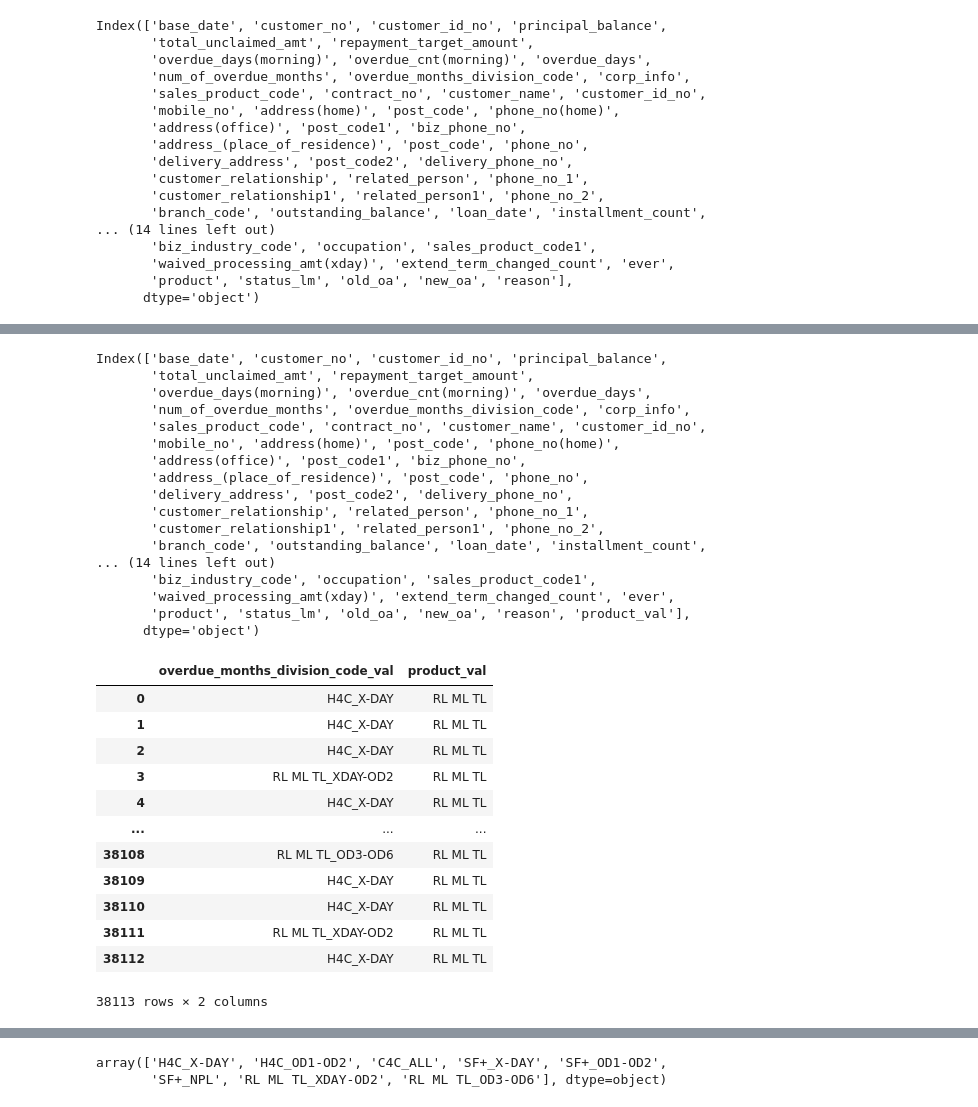
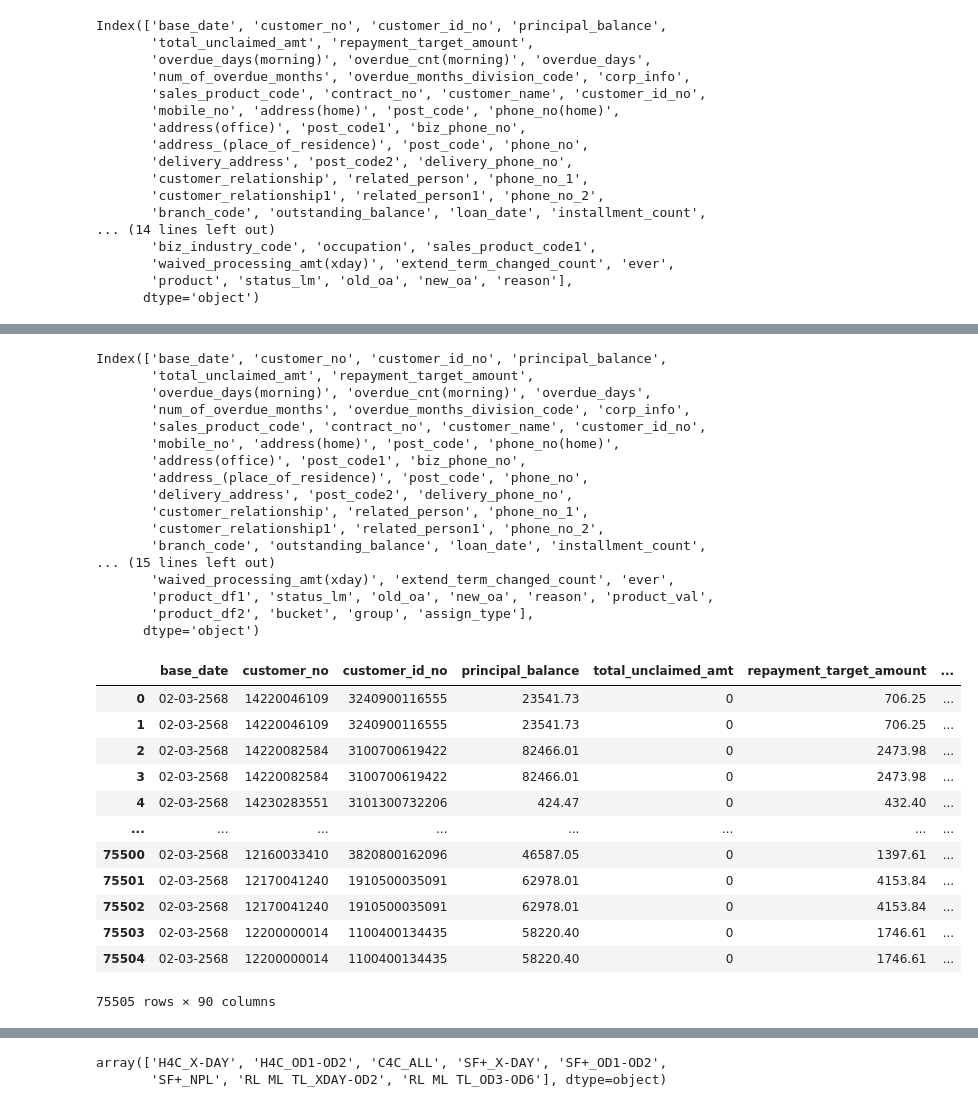
Before and after one commit to Sireetron/kbj_automation, a Jupyter notebook: 98 Assign_distribution/test.ipynb, the cells around one changed output, grey strips where cells are left out. Cells and saved outputs as stored; diff of their text form; code cells hidden in the pictures.

```diff
--- a/98 Assign_distribution/test.ipynb
+++ b/98 Assign_distribution/test.ipynb
@@ -159,0 +151,2 @@ oa_proportion
+# %%
+map_criteria = oa_proportion[['product','bucket','group','assign_type']].drop_duplicates(subset=['product', 'bucket','group','assign_type'])
@@ -160,5 +165,7 @@ oa_proportion
+# %%
+ar_merge = ar.merge(map_criteria,left_on='product_val',right_on = 'product', suffixes=('_df1', '_df2'))
 # %%
-ar.columns
+ar_merge.columns
 # %% [output]
 Index(['base_date', 'customer_no', 'customer_id_no', 'principal_balance',
        'total_unclaimed_amt', 'repayment_target_amount',
@@ -172,8 +179,8 @@ Index(['base_date', 'customer_no', 'customer_id_no', 'principal_balance',
        'customer_relationship', 'related_person', 'phone_no_1',
        'customer_relationship1', 'related_person1', 'phone_no_2',
        'branch_code', 'outstanding_balance', 'loan_date', 'installment_count',
-... (14 lines left out)
-       'biz_industry_code', 'occupation', 'sales_product_code1',
+... (15 lines left out)
        'waived_processing_amt(xday)', 'extend_term_changed_count', 'ever',
-       'product', 'status_lm', 'old_oa', 'new_oa', 'reason', 'product_val'],
+       'product_df1', 'status_lm', 'old_oa', 'new_oa', 'reason', 'product_val',
+       'product_df2', 'bucket', 'group', 'assign_type'],
       dtype='object')
@@ -184,16 +187,16 @@ ar['overdue_months_division_code_val'] = ar['combined_ar'].apply(lambda x: fuzzy
-# %%
-ar[['overdue_months_division_code_val','product_val']]
-# %% [output]
-|  | overdue_months_division_code_val | product_val |
-| 0 | H4C_X-DAY | RL ML TL |
-| 1 | H4C_X-DAY | RL ML TL |
-| 2 | H4C_X-DAY | RL ML TL |
-| 3 | RL ML TL_XDAY-OD2 | RL ML TL |
-| 4 | H4C_X-DAY | RL ML TL |
-| ... | ... | ... |
-| 38108 | RL ML TL_OD3-OD6 | RL ML TL |
-| 38109 | H4C_X-DAY | RL ML TL |
-| 38110 | H4C_X-DAY | RL ML TL |
-| 38111 | RL ML TL_XDAY-OD2 | RL ML TL |
-| 38112 | H4C_X-DAY | RL ML TL |
-38113 rows × 2 columns
+# %%
+ar_merge
+# %% [output]
+|  | base_date | customer_no | customer_id_no | principal_balance | total_unclaimed_amt | repayment_target_amount | ... |
+| 0 | 02-03-2568 | 14220046109 | 3240900116555 | 23541.73 | 0 | 706.25 | ... |
+| 1 | 02-03-2568 | 14220046109 | 3240900116555 | 23541.73 | 0 | 706.25 | ... |
+| 2 | 02-03-2568 | 14220082584 | 3100700619422 | 82466.01 | 0 | 2473.98 | ... |
+| 3 | 02-03-2568 | 14220082584 | 3100700619422 | 82466.01 | 0 | 2473.98 | ... |
+| 4 | 02-03-2568 | 14230283551 | 3101300732206 | 424.47 | 0 | 432.40 | ... |
+| ... | ... | ... | ... | ... | ... | ... | ... |
+| 75500 | 02-03-2568 | 12160033410 | 3820800162096 | 46587.05 | 0 | 1397.61 | ... |
+| 75501 | 02-03-2568 | 12170041240 | 1910500035091 | 62978.01 | 0 | 4153.84 | ... |
+| 75502 | 02-03-2568 | 12170041240 | 1910500035091 | 62978.01 | 0 | 4153.84 | ... |
+| 75503 | 02-03-2568 | 12200000014 | 1100400134435 | 58220.40 | 0 | 1746.61 | ... |
+| 75504 | 02-03-2568 | 12200000014 | 1100400134435 | 58220.40 | 0 | 1746.61 | ... |
+75505 rows × 90 columns
```
Also changed, not shown: parts of 81 cells of this notebook.
